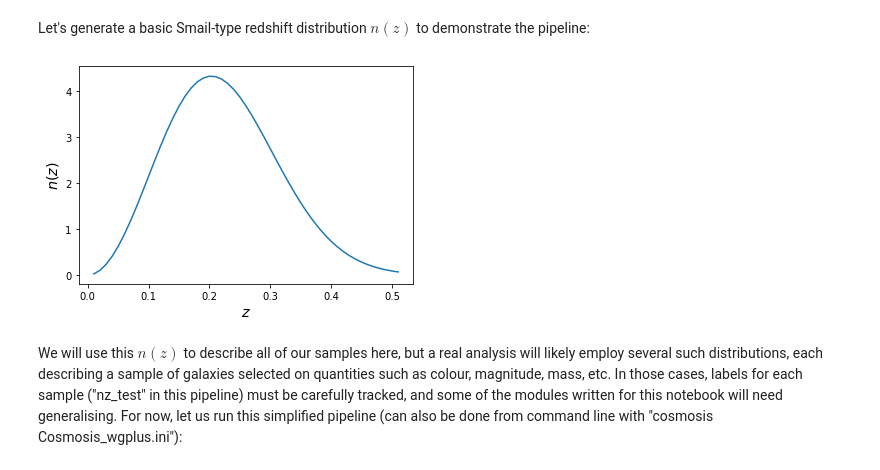
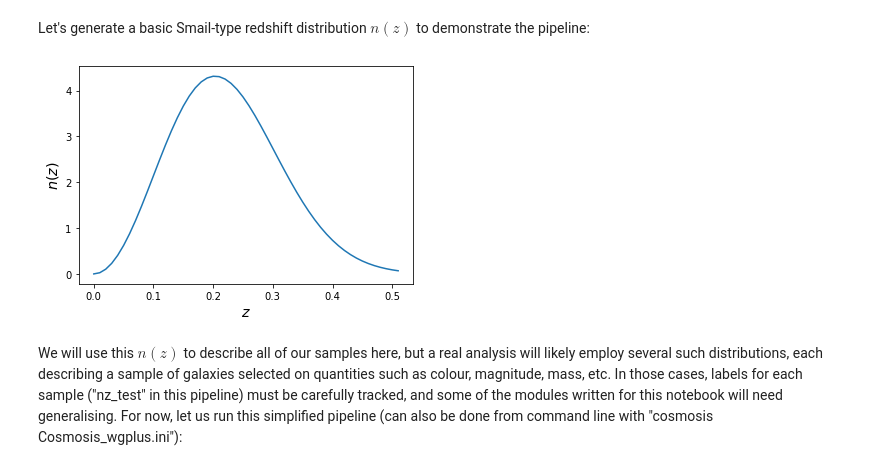
Before and after one commit to echo-IA/IAmodeling, a Jupyter notebook: notebooks/cosmosis_wgplus/projected_alignments_in_cosmosis.ipynb, the cells around one changed output. Cells and saved outputs as stored; diff of their text form; code cells hidden in the pictures.

```diff
--- a/notebooks/cosmosis_wgplus/projected_alignments_in_cosmosis.ipynb
+++ b/notebooks/cosmosis_wgplus/projected_alignments_in_cosmosis.ipynb
@@ -15,23 +15,23 @@ Let's generate a basic Smail-type redshift distribution $n(z)$ to demonstrate th
 # %%
 %matplotlib inline
 import numpy as np
 import matplotlib.pyplot as plt
 # these choices will produce something vaguely GAMA-like
 alpha = 2.
 beta = 2.2
 z0 = 0.3 / np.sqrt(2.)
-z = np.linspace(0.01, 0.51, 51)
+z = np.linspace(0.0, 0.51, 52)
 nz = z**alpha * np.exp(-(z/z0)**beta)
 # normalise
 nz /= np.trapz(nz, x=z)
 # visualise
 plt.plot(z, nz)
 plt.xlabel('$z$', fontsize='x-large')
 plt.ylabel('$n(z)$', fontsize='x-large')
 # save as nofz.txt - to be read-in by CosmoSIS
 np.savetxt('nofz.txt', np.column_stack((z, nz)), header='z\tbin_1')
 # %% [output]
-[figure, old version]
+[figure, new version]
 # %% [markdown]
 We will use this $n(z)$ to describe all of our samples here, but a real analysis will likely employ several such distributions, each describing a sample of galaxies selected on quantities such as colour, magnitude, mass, etc. In those cases, labels for each sample ("nz_test" in this pipeline) must be carefully tracked, and some of the modules written for this notebook will need generalising. For now, let us run this simplified pipeline (can also be done from command line with "cosmosis Cosmosis_wgplus.ini"):
 # %%
```
Also changed, not shown: parts of 8 cells of this notebook.
